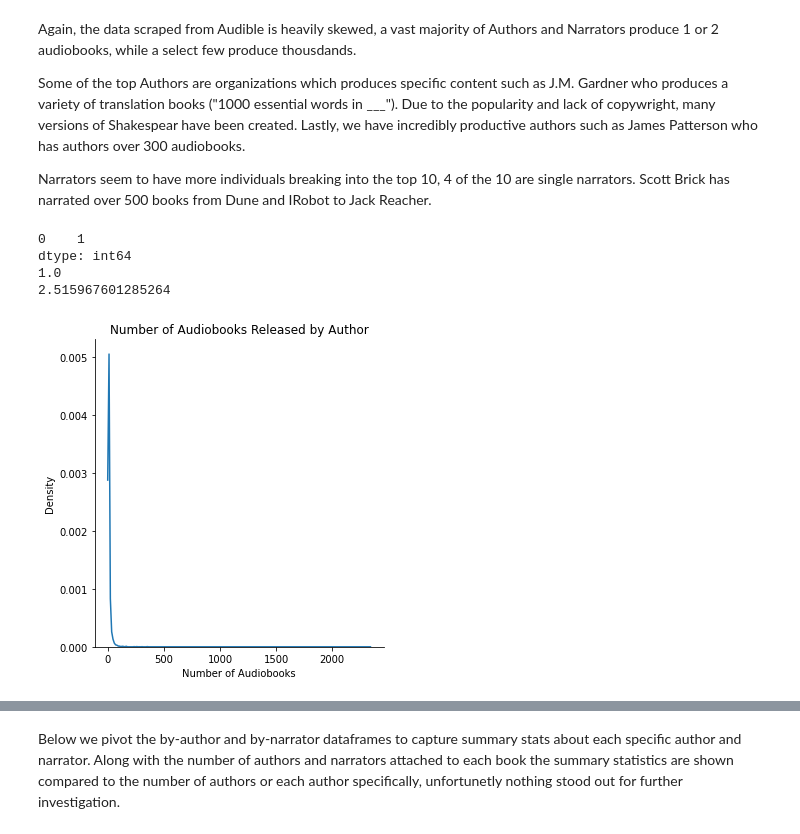
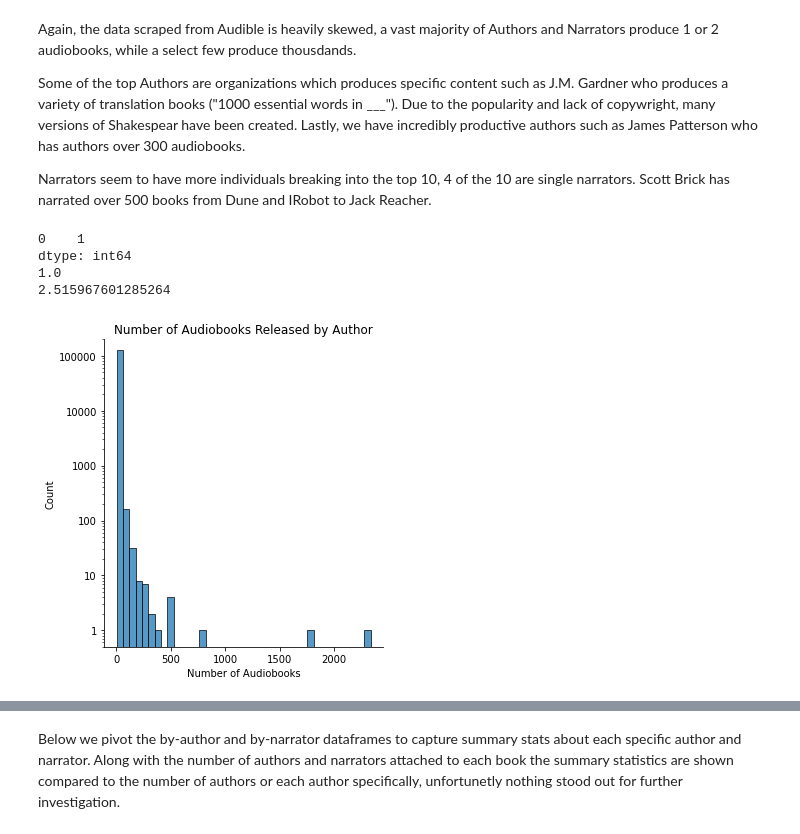
Before and after one commit to jwelch1123/finding_the_tree_in_the_forest, a Jupyter notebook: Data_Analysis.ipynb, the cells around one changed output, grey strips where cells are left out. Saved outputs shown, nothing was run; the diff lists cells and outputs as text; code cells hidden in the pictures.

```diff
--- a/Data_Analysis.ipynb
+++ b/Data_Analysis.ipynb
@@ -404,20 +458,26 @@ titles_narrators = titles.explode('narrator')
 # %%
 data = titles_authors.author.value_counts(ascending=False)
 
-plot = sns.displot(x=data, kind = 'kde')
+plot = sns.displot(x=data, kind = 'hist', bins = 40)
 
 plt.xlabel("Number of Audiobooks")
 plt.title("Number of Audiobooks Released by Author")
+plt.yscale('log')
+
+yticks = [0.01, 0.1,1,10,100,1000,10000,100000,1000000,10000000]
+plot.set_yticklabels(yticks)
+plt.ylim(0.5,200000)
+
 
 plt.savefig("./graphics/prolific_authors_dist.png", bbox_inches = 'tight')
 print(data.mode())
 print(data.median())
 print(data.mean())
 # %% [output]
 0    1
 dtype: int64
 1.0
 2.515967601285264
-[figure, old version]
+[figure, new version]
 # %%
 data = titles_authors.author.value_counts(ascending=False)[0:10]
```
Also changed, not shown: parts of 41 cells of this notebook, 12 other files.
